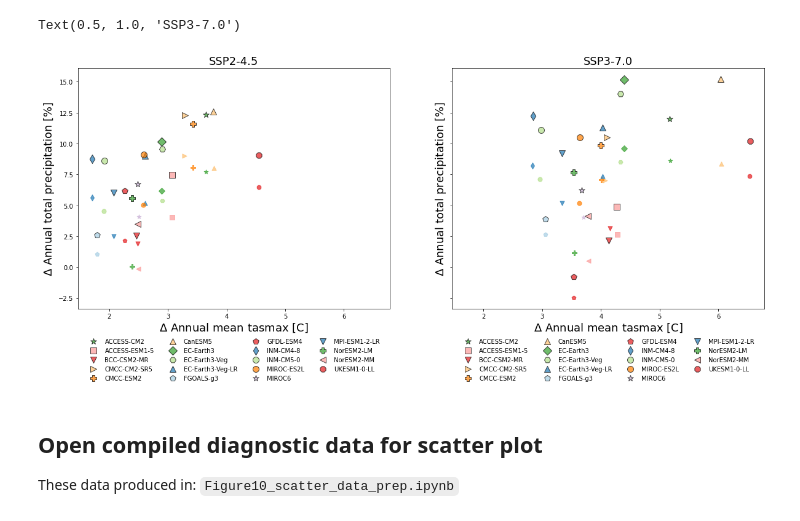
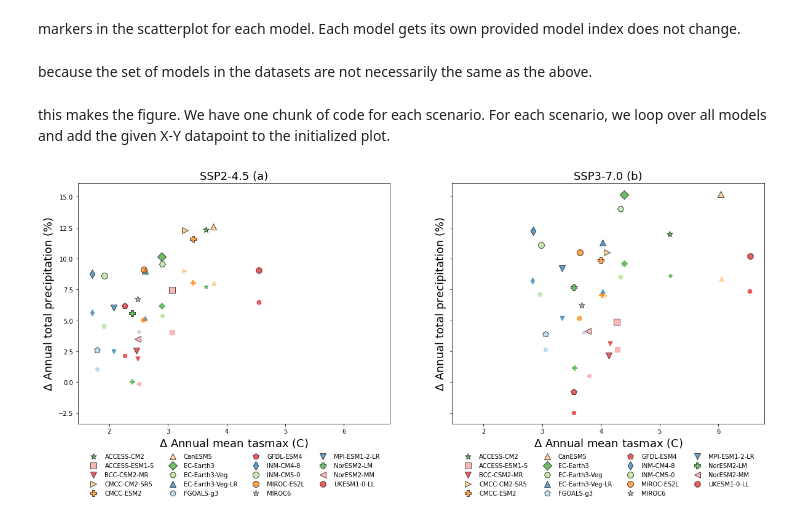
Before and after one commit to ClimateImpactLab/downscaleCMIP6, a Jupyter notebook: notebooks/paper_analysis/figure_global_means_by_model_source_versus_downscaled.ipynb, the cells around one changed output. Drawn from its saved outputs; the diff is of its cells as text; code cells hidden in the pictures.

```diff
--- a/notebooks/paper_analysis/figure_global_means_by_model_source_versus_downscaled.ipynb
+++ b/notebooks/paper_analysis/figure_global_means_by_model_source_versus_downscaled.ipynb
@@ -113,3 +134,5 @@ Coordinates:
+# %% [markdown]
+markers in the scatterplot for each model. Each model gets its own provided model index does not change.
 # %%
 markerlst = ["p", "d", "o", "*", "s", "v", ">", "P", "<", "8", "^", "H", "D", "X"]
 colorlst = [
@@ -129,8 +152,12 @@ pspec = {}
 for mii, mm in enumerate(ALL_MODELS):
     # assign marker and color
     pspec[mm] = (markerlst[mii % len(markerlst)], colorlst[mii % len(colorlst)])
+# %% [markdown]
+because the set of models in the datasets are not necessarily the same as the above.
 # %%
 PLOT_MODELS = tasmax_gdpcir.model.values
+# %% [markdown]
+this makes the figure. We have one chunk of code for each scenario. For each scenario, we loop over all models and add the given X-Y datapoint to the initialized plot.
 # %%
 fig, axs = plt.subplots(1, 2, figsize=(20, 8), sharex=True, sharey=True)
 
@@ -173,9 +200,9 @@ for mm in models45:
                plotcly, s=50, marker=pspec[mm][0], color=pspec[mm][1],alpha=.7)
 
 
-ax.set_xlabel("$\Delta$ Annual mean tasmax [C]", fontsize=18)
-ax.set_ylabel("$\Delta$ Annual total precipitation [%]", fontsize=18)
-ax.set_title(f"SSP2-4.5", fontsize=18) # {ttl} \n2080-2099 change relative 1995-2014
+ax.set_xlabel("$\Delta$ Annual mean tasmax (C)", fontsize=18)
+ax.set_ylabel("$\Delta$ Annual total precipitation (%)", fontsize=18)
+ax.set_title(f"SSP2-4.5 (a)", fontsize=18) # {ttl} \n2080-2099 change relative 1995-2014
 
 
 scen = "ssp370"
@@ -188,36 +215,35 @@ ax = axs[1]
 for mm in models4570:
 
     plotx = tplt.sel(scenario=scen, model=mm)
     ploty = pplt.sel(model=mm,scenario=scen)
 
     ax.scatter(plotx, ploty, s=100, marker=pspec[mm][0], color=pspec[mm][1],alpha=.7,
                edgecolors="k")
 
 # ===
 # Shrink current axis's height by 10% on the bottom
 box = ax.get_position()
 ax.set_position([box.x0, box.y0 + box.height * 0.1,
                  box.width, box.height * 0.9])
 
 # Put a legend below current axis
 ax.legend((models4570),loc='upper center', bbox_to_anchor=(0.5, -0.1),
           frameon=False,fancybox=True, shadow=True, ncol=4)
 # ===
 for mm in models4570:
 
     plotclx = cltgm.sel(scenario=scen, model=mm)
     plotcly = clpgm.sel(scenario=scen, model=mm)
 
     ax.scatter(plotclx,
                plotcly, s=50, marker=pspec[mm][0], color=pspec[mm][1],alpha=.7)
 
 
-ax.set_xlabel("$\Delta$ Annual mean tasmax [C]", fontsize=18)
-ax.set_ylabel("$\Delta$ Annual total precipitation [%]", fontsize=18)
-ax.set_title(f"SSP3-7.0", fontsize=18) # {ttl} \n2080-2099 change relative 1995-2014
+ax.set_xlabel("$\Delta$ Annual mean tasmax (C)", fontsize=18)
+ax.set_ylabel("$\Delta$ Annual total precipitation (%)", fontsize=18)
+ax.set_title(f"SSP3-7.0 (b)", fontsize=18) # {ttl} \n2080-2099 change relative 1995-2014
 
 
-# fig.savefig(f"downscaling_paper_figure10_ssp245_ssp370_{wtype}_ann_tasmax_v_totalpr_scatter_plot_2panelcolors_withcleancolors.png",dpi=120,bbox_inches="tight")
+fig.savefig(f"{savefig_path}/scatterplot_trends_global_average_source_versus_gdpcir.png",dpi=300, bbox_inches="tight", facecolor='white')
 # %% [output]
-Text(0.5, 1.0, 'SSP3-7.0')
-[figure, old version]
+[figure, new version]
@@ -235,3 +249,0 @@ with open('dcmip6_all_paths_all.yaml', 'r') as f:
-# %% [markdown]
-## Open compiled diagnostic data for scatter plot
-These data produced in: `Figure10_scatter_data_prep.ipynb`
```
Also changed, not shown: parts of 40 cells of this notebook, 4 other files.
